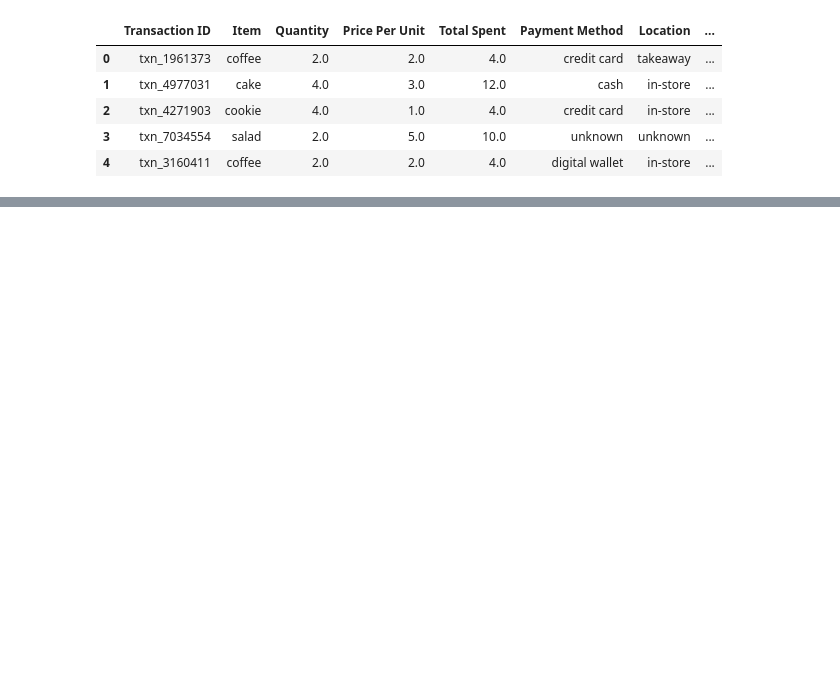
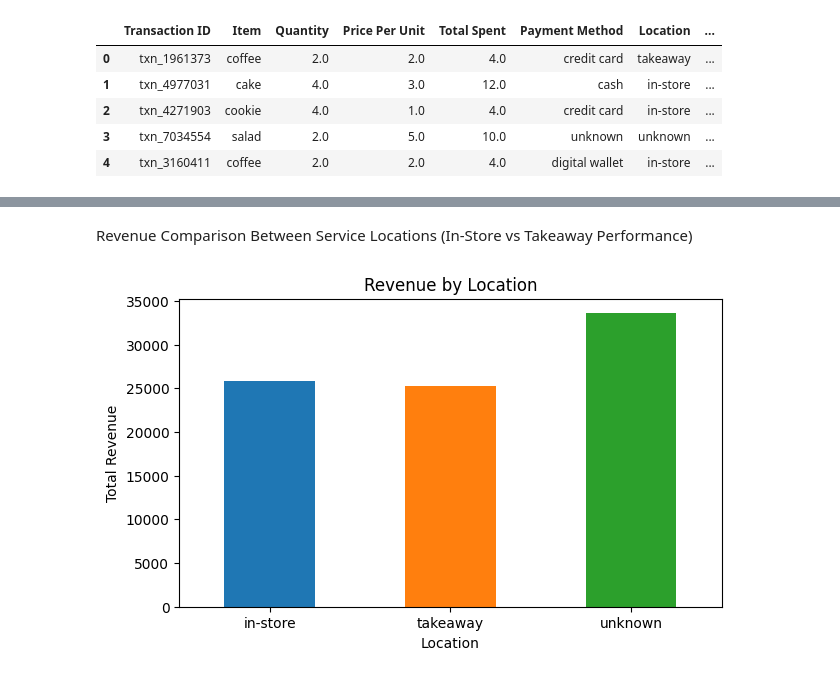
Before and after one commit to Xain1501/CleanCafeData, a Jupyter notebook: CleaningCafeData.ipynb, the cells around one changed output, grey strips where cells are left out. Cells and saved outputs as stored; diff of their text form; code cells hidden in the pictures; blank space fills up the shorter version.

```diff
--- a/CleaningCafeData.ipynb
+++ b/CleaningCafeData.ipynb
@@ -557,0 +623,18 @@ df.to_pickle(clean_path + "/clean_cafe_sales.pkl")
+# %% [markdown]
+Revenue Comparison Between Service Locations (In-Store vs Takeaway Performance)
+# %%
+location_revenue = df.groupby("Location")["Total Spent"].sum()
+
+colors = plt.cm.tab10(range(len(location_revenue)))
+
+plt.figure(figsize=(7,4))
+location_revenue.plot(kind="bar", color=colors)
+
+plt.title("Revenue by Location")
+plt.ylabel("Total Revenue")
+plt.xticks(rotation=0)
+
+plt.savefig(f"{clean_path}/location_comparison.png", bbox_inches="tight")
+plt.show()
+# %% [output]
+[figure, added]
```
Also changed, not shown: parts of 21 cells of this notebook.
